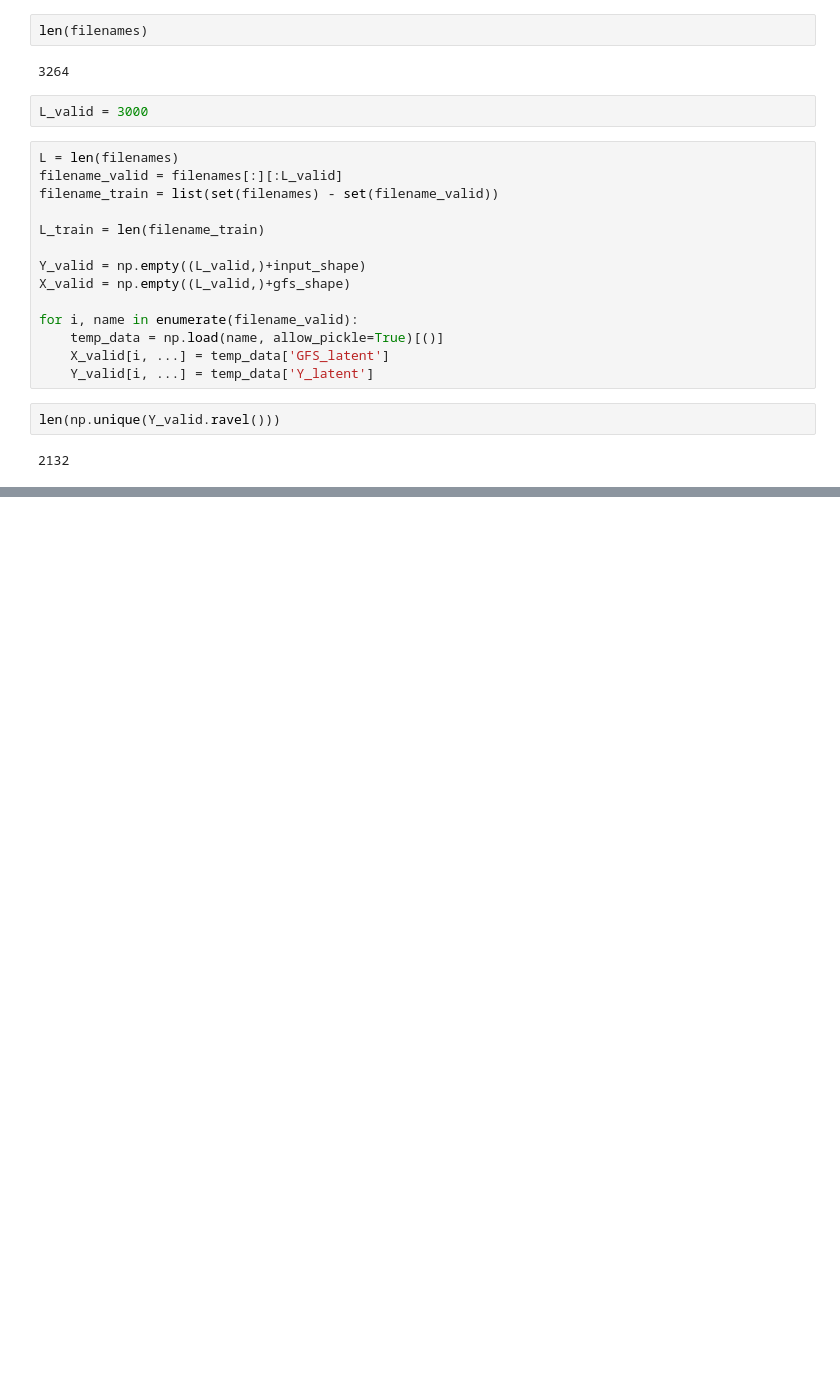
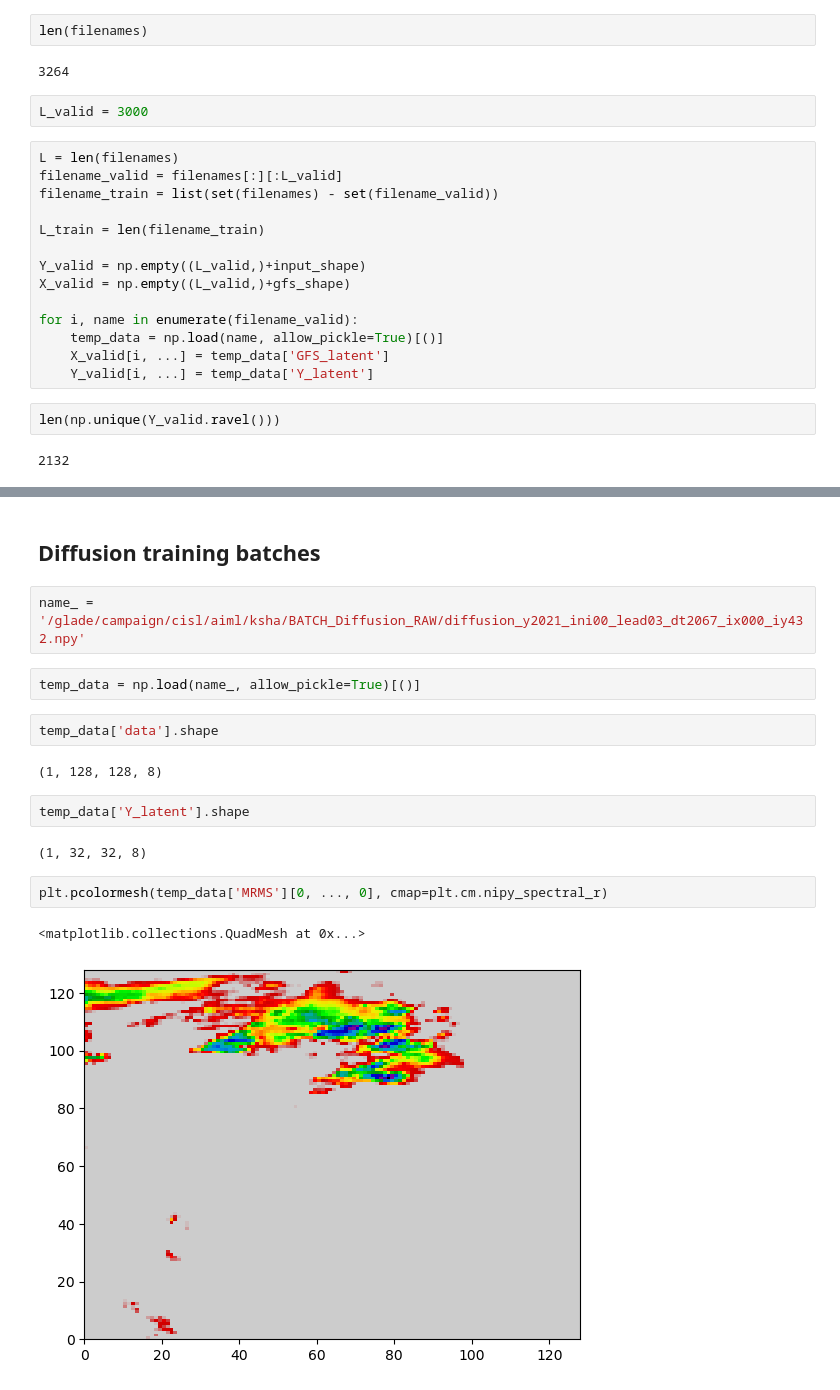
Before and after one commit to yingkaisha/MRMS_diffusion_bridge, a Jupyter notebook: DATA04_bebugging_and_batch_quality_check.ipynb, the cells around one changed output, grey strips where cells are left out. Saved outputs shown, nothing was run; the diff lists cells and outputs as text; blank space fills up the shorter version.

```diff
--- a/DATA04_bebugging_and_batch_quality_check.ipynb
+++ b/DATA04_bebugging_and_batch_quality_check.ipynb
@@ -128,0 +117,19 @@ np.quantile(np.abs(Y_valid).ravel(), 0.999)
+# %% [markdown]
+## Diffusion training batches
+# %%
+name_ = '/glade/campaign/cisl/aiml/ksha/BATCH_Diffusion_RAW/diffusion_y2021_ini00_lead03_dt2067_ix000_iy432.npy'
+# %%
+temp_data = np.load(name_, allow_pickle=True)[()]
+# %%
+temp_data['data'].shape
+# %% [output]
+(1, 128, 128, 8)
+# %%
+temp_data['Y_latent'].shape
+# %% [output]
+(1, 32, 32, 8)
+# %%
+plt.pcolormesh(temp_data['MRMS'][0, ..., 0], cmap=plt.cm.nipy_spectral_r)
+# %% [output]
+<matplotlib.collections.QuadMesh at 0x...>
+[figure, added]
```
Also changed, not shown: parts of 5 cells of this notebook, 32 other files.
